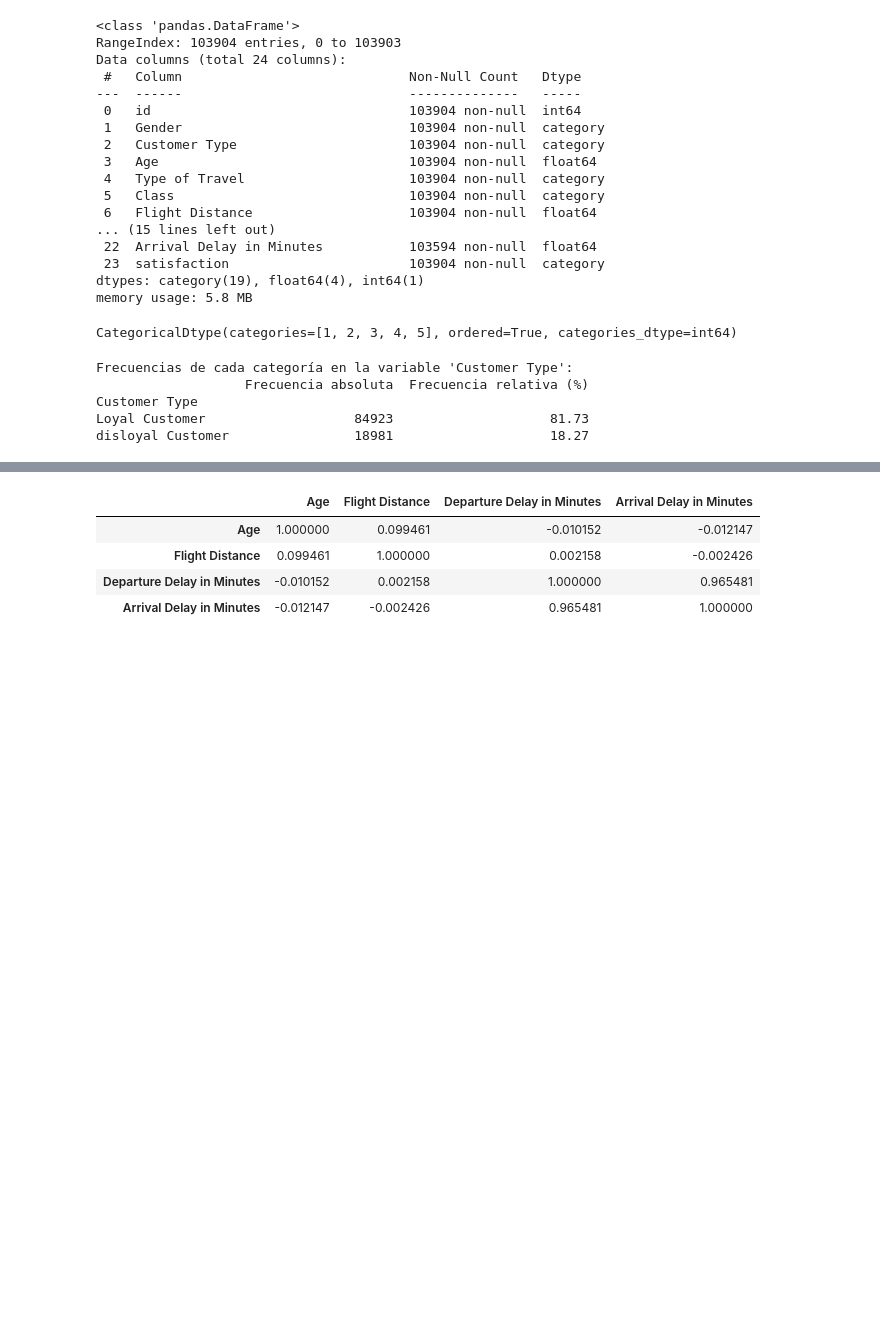
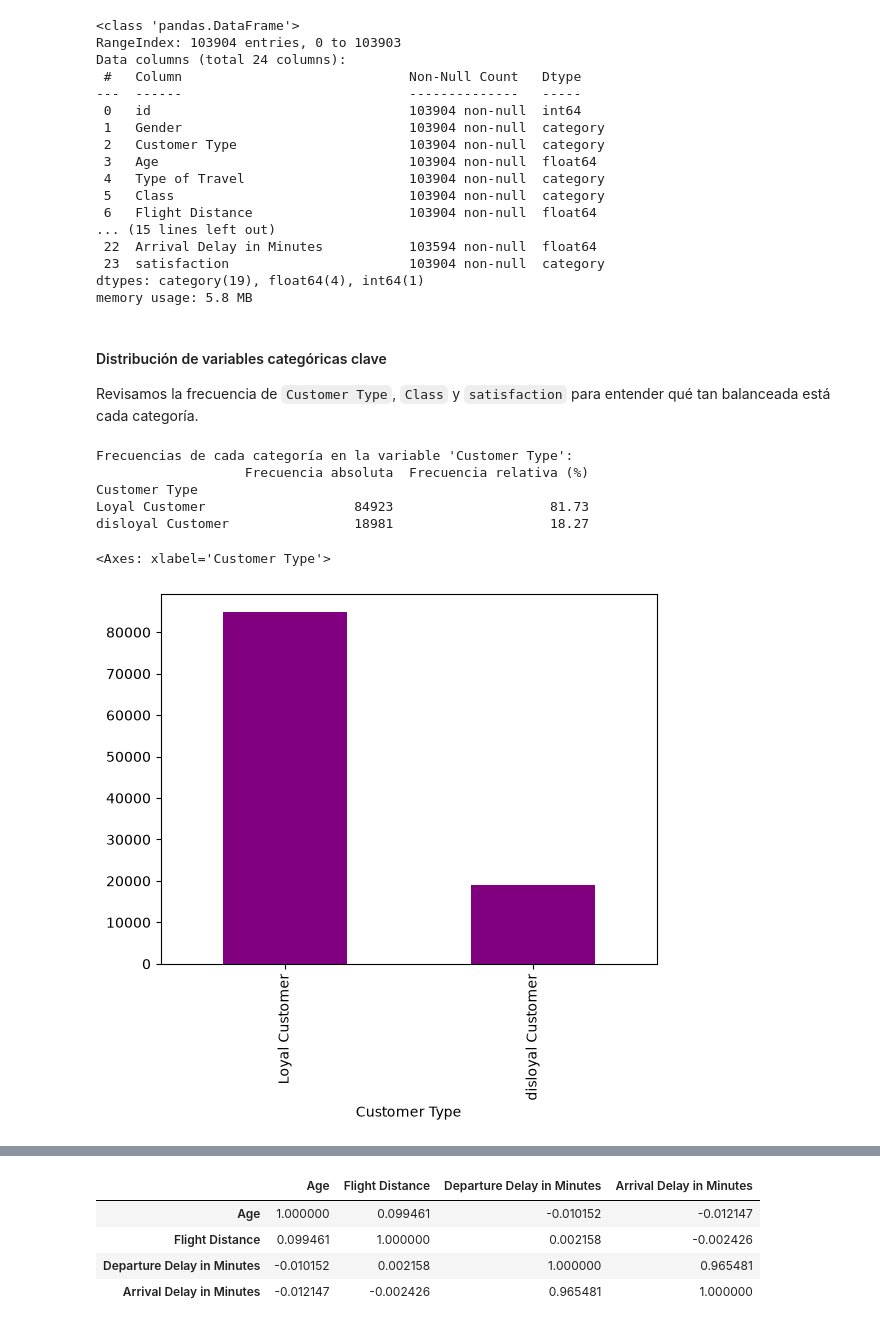
Before and after one commit to FIUBA-Posgrado-Inteligencia-Artificial/aprMaqI_CEIA, a Jupyter notebook: trabajo_practico/eda_airline_passenger.ipynb, the cells around one changed output, grey strips where cells are left out. Drawn from its saved outputs; the diff is of its cells as text; code cells hidden in the pictures; blank space fills up the shorter version.

```diff
--- a/trabajo_practico/eda_airline_passenger.ipynb
+++ b/trabajo_practico/eda_airline_passenger.ipynb
@@ -355,16 +371,19 @@ Data columns (total 24 columns):
  23  satisfaction                       103904 non-null  category
 dtypes: category(19), float64(4), int64(1)
 memory usage: 5.8 MB
-# %%
-df_analysis["Inflight wifi service"].dtype
-# %% [output]
-CategoricalDtype(categories=[1, 2, 3, 4, 5], ordered=True, categories_dtype=int64)
+# %% [markdown]
+#### Distribución de variables categóricas clave
+
+Revisamos la frecuencia de `Customer Type`, `Class` y `satisfaction` para entender qué tan balanceada está cada categoría.
 # %%
-get_frecuency(df_analysis, "Customer Type")
+freq, freq_rel = get_frecuency(df_analysis, "Customer Type")
+freq.plot(kind='bar', xlabel='Customer Type', color='purple')
 # %% [output]
 Frecuencias de cada categoría en la variable 'Customer Type':
                    Frecuencia absoluta  Frecuencia relativa (%)
 Customer Type
 Loyal Customer                   84923                    81.73
 disloyal Customer                18981                    18.27
+<Axes: xlabel='Customer Type'>
+[figure, added]
 # %%
```
Also changed, not shown: parts of 31 cells of this notebook, 1 other file.
